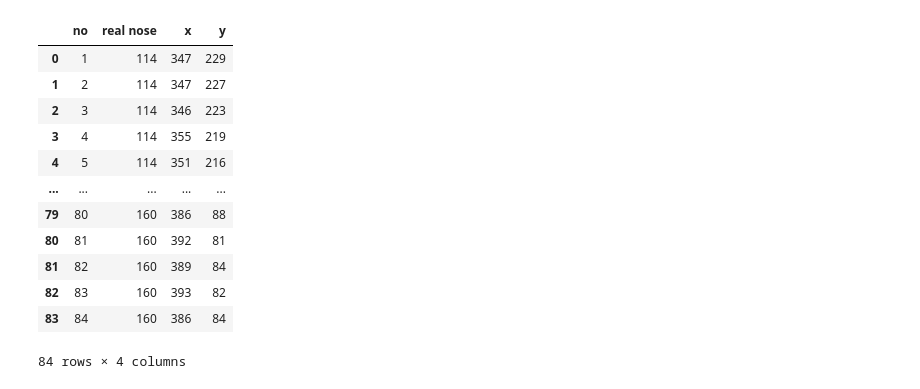
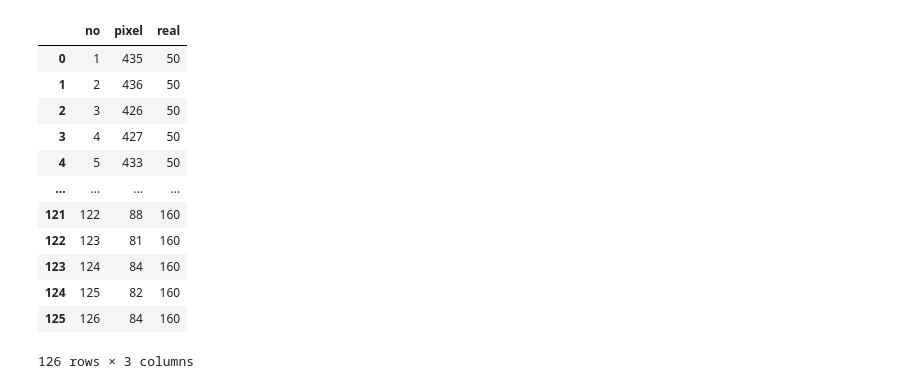
Before and after one commit to wendycahya/Data-Analysis-Documentation, a Jupyter notebook: polynomialRegression.ipynb, the cells around one changed output. Saved outputs shown, nothing was run; the diff lists cells and outputs as text; code cells hidden in the pictures.

```diff
--- a/polynomialRegression.ipynb
+++ b/polynomialRegression.ipynb
@@ -1,23 +1,23 @@
 # %%
 #read the csv
 import pandas as pd
 import numpy as np
 
-calibration_data = pd.read_csv("camera_calibration.csv")
+calibration_data = pd.read_csv("CekDataRegression.csv")
 calibration_data
 # %% [output]
-|  | no | real nose | x | y |
-| 0 | 1 | 114 | 347 | 229 |
-| 1 | 2 | 114 | 347 | 227 |
-| 2 | 3 | 114 | 346 | 223 |
-| 3 | 4 | 114 | 355 | 219 |
-| 4 | 5 | 114 | 351 | 216 |
-| ... | ... | ... | ... | ... |
-| 79 | 80 | 160 | 386 | 88 |
-| 80 | 81 | 160 | 392 | 81 |
-| 81 | 82 | 160 | 389 | 84 |
-| 82 | 83 | 160 | 393 | 82 |
-| 83 | 84 | 160 | 386 | 84 |
+|  | no | pixel | real |
+| 0 | 1 | 435 | 50 |
+| 1 | 2 | 436 | 50 |
+| 2 | 3 | 426 | 50 |
+| 3 | 4 | 427 | 50 |
+| 4 | 5 | 433 | 50 |
+| ... | ... | ... | ... |
+| 121 | 122 | 88 | 160 |
+| 122 | 123 | 81 | 160 |
+| 123 | 124 | 84 | 160 |
+| 124 | 125 | 82 | 160 |
+| 125 | 126 | 84 | 160 |
-84 rows × 4 columns
+126 rows × 3 columns
 # %%
 #data frame selection
```
Also changed, not shown: parts of 9 cells of this notebook, 2 other files.
